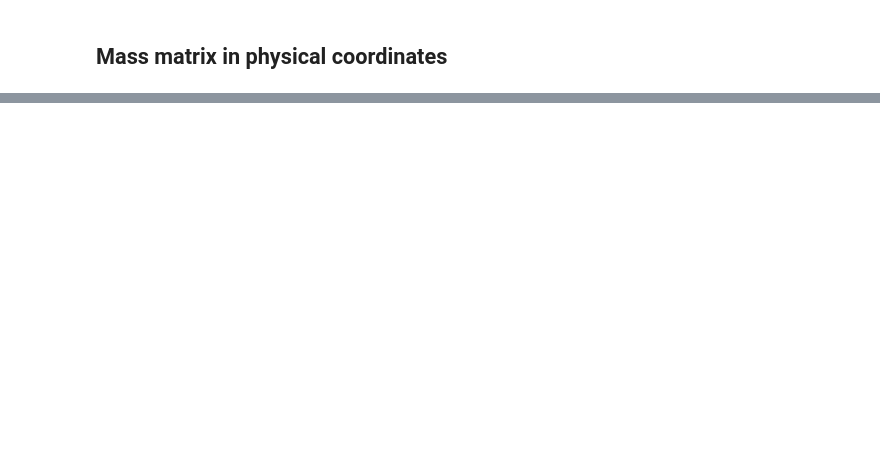
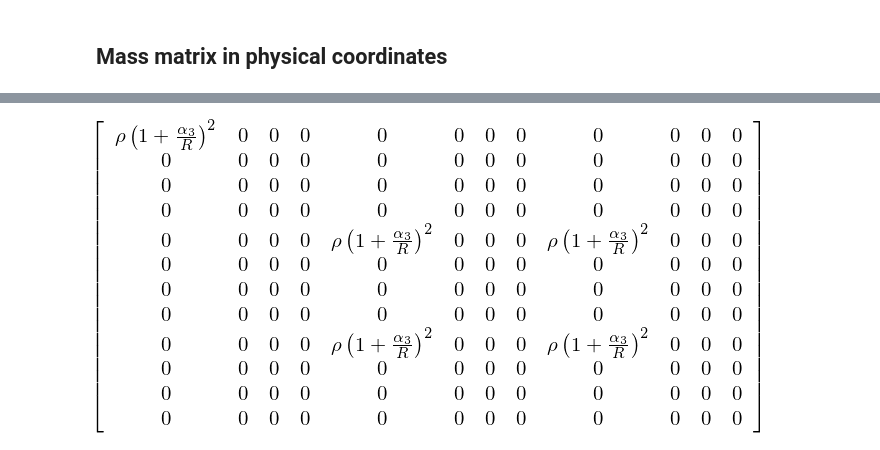
Before and after one commit to tarashor/vibrations, a Jupyter notebook: py2/All geometries.ipynb, the cells around one changed output, grey strips where cells are left out. Saved outputs shown, nothing was run; the diff lists cells and outputs as text; code cells hidden in the pictures; blank space fills up the shorter version.

```diff
--- a/py2/All geometries.ipynb
+++ b/py2/All geometries.ipynb
@@ -918,4 +1019,6 @@ M
 # %%
-M_p = rho*B_h.T*B_h
+M_p = rho*B_h.T*B_h*(1+alpha3/R)**2
 M_p
+# %% [output]
+[figure, added]
 # %%
```
Also changed, not shown: parts of 55 cells of this notebook, 6 other files.
